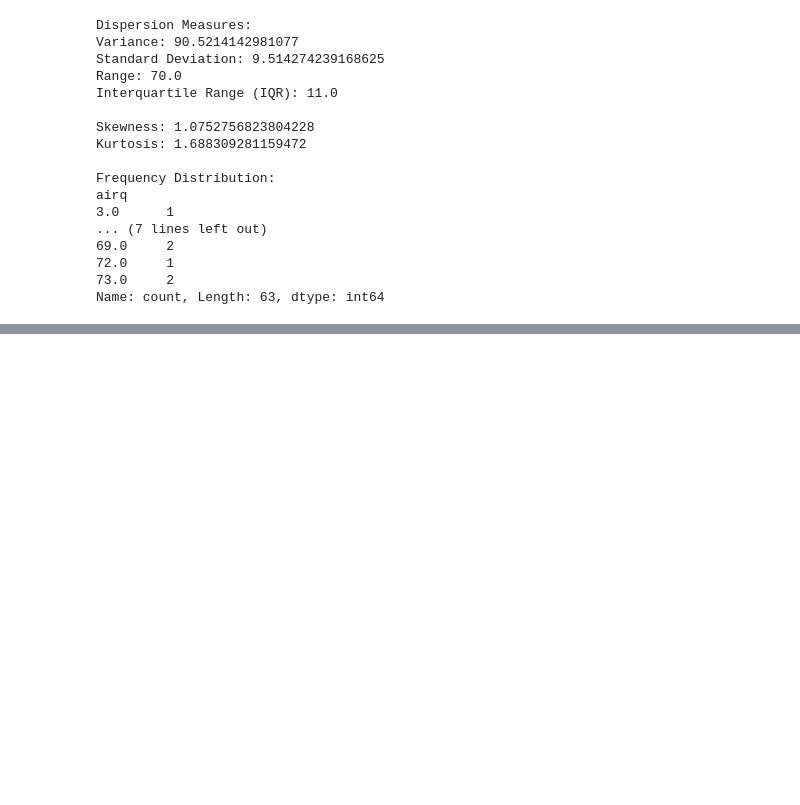
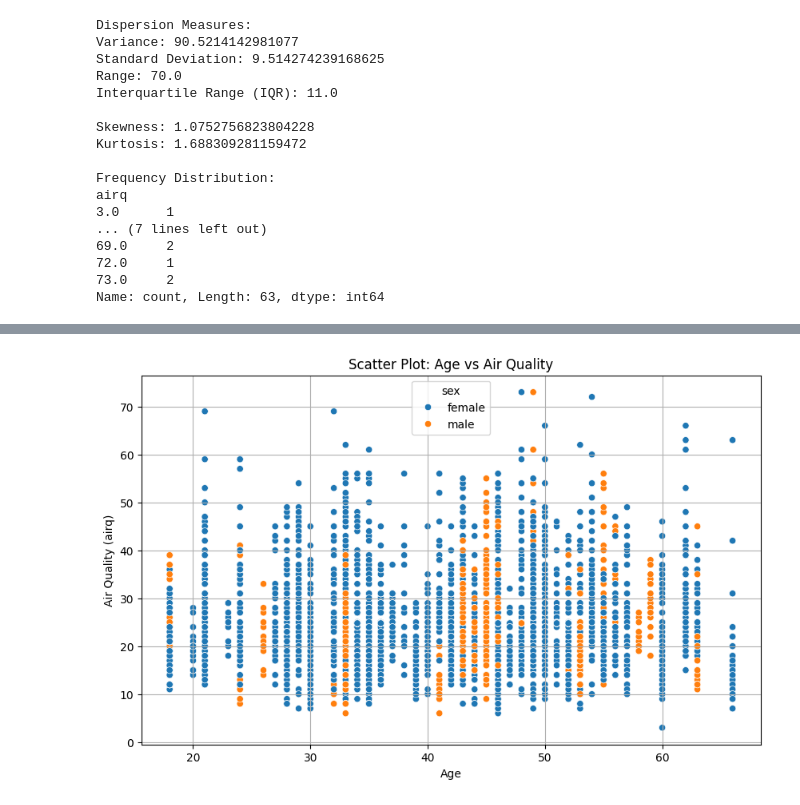
Before and after one commit to BLSwathi/Exploratory_Data_Analysis, a Jupyter notebook: EDA_DA.ipynb, the cells around one changed output, grey strips where cells are left out. Saved outputs shown, nothing was run; the diff lists cells and outputs as text; code cells hidden in the pictures; blank space fills up the shorter version.

```diff
--- a/EDA_DA.ipynb
+++ b/EDA_DA.ipynb
@@ -684,3 +684,92 @@ airq
 72.0     1
 73.0     2
 Name: count, Length: 63, dtype: int64
+# %%
+import seaborn as sns
+import matplotlib.pyplot as plt
+import pandas as pd
+
+# Load the dataset from the URL
+url = 'https://raw.githubusercontent.com/salemprakash/EDA/main/Data/KosteckiDillon.csv'
+Data_045 = pd.read_csv(url)
+
+# Check the first few rows and columns to understand the structure of the dataset
+print("First few rows of the dataset:")
+print(Data_045.head())
+
+# Check the columns to understand the dataset's structure
+print("\nDataset Columns:")
+print(Data_045.columns)
+
+# Statistical Summary Measures
+print("\nStatistical Summary Measures:")
+print(Data_045.describe())
+
+# Adjust space between plots
+plt.subplots_adjust(hspace=2)  # Add space after the summary
+
+# 1-D Statistical Data Analysis (e.g., Frequency Distribution of Medication and Sex)
+print("\nFrequency Distribution of Medication:")
+print(Data_045['medication'].value_counts())
+
+print("\nFrequency Distribution of Headache:")
+print(Data_045['headache'].value_counts())
+
+print("\nFrequency Distribution of Sex:")
+print(Data_045['sex'].value_counts())
+
+# 2-D Statistical Data Analysis (e.g., Grouping by Sex and Medication)
+print("\n2-D Statistical Analysis (Group by Sex and Medication):")
+grouped_data = Data_045.groupby(['sex', 'medication']).agg({'airq': 'mean'}).reset_index()
+print(grouped_data)
+
+# Contingency Table (Cross-tabulation of 'sex' vs 'headache')
+contingency_table = pd.crosstab(Data_045['sex'], Data_045['headache'])
+print("\nContingency Table (Sex vs Headache):")
+print(contingency_table)
+
+# Scatter Plot: Age vs Air Quality (airq)
+plt.figure(figsize=(10, 6))
+sns.scatterplot(x='age', y='airq', hue='sex', data=Data_045)
+plt.title('Scatter Plot: Age vs Air Quality')
+plt.xlabel('Age')
+plt.ylabel('Air Quality (airq)')
+plt.grid()
+plt.show()
+
+# Dot Chart: Medication vs Air Quality (airq)
+plt.figure(figsize=(10, 6))
+sns.stripplot(x='medication', y='airq', data=Data_045, jitter=True)
+plt.title('Dot Chart: Medication vs Air Quality')
+plt.xlabel('Medication')
+plt.ylabel('Air Quality (airq)')
+plt.grid()
+plt.show()
+
+# Bar Plot: Average Air Quality by Medication
+plt.figure(figsize=(10, 6))
+sns.barplot(x='medication', y='airq', data=Data_045, estimator='mean')
+plt.title('Bar Plot: Average Air Quality by Medication')
+plt.xlabel('Medication')
+plt.ylabel('Average Air Quality (airq)')
+plt.grid()
+plt.show()
+
+# Box Plot: Age vs Air Quality (airq)
+plt.figure(figsize=(10, 6))
+sns.boxplot(x='sex', y='airq', data=Data_045)
+plt.title('Box Plot: Air Quality by Sex')
+plt.xlabel('Sex')
+plt.ylabel('Air Quality (airq)')
+plt.grid()
+plt.show()
+
+# Additional Grouping: Age distribution by Sex
+plt.figure(figsize=(10, 6))
+sns.boxplot(x='sex', y='age', data=Data_045)
+plt.title('Box Plot: Age Distribution by Sex')
+plt.xlabel('Sex')
+plt.ylabel('Age')
+plt.grid()
+plt.show()
+# %% [output]
@@ -686,0 +794 @@ Name: count, Length: 63, dtype: int64
+[figure, added]
```
Also changed, not shown: parts of 4 cells of this notebook.
